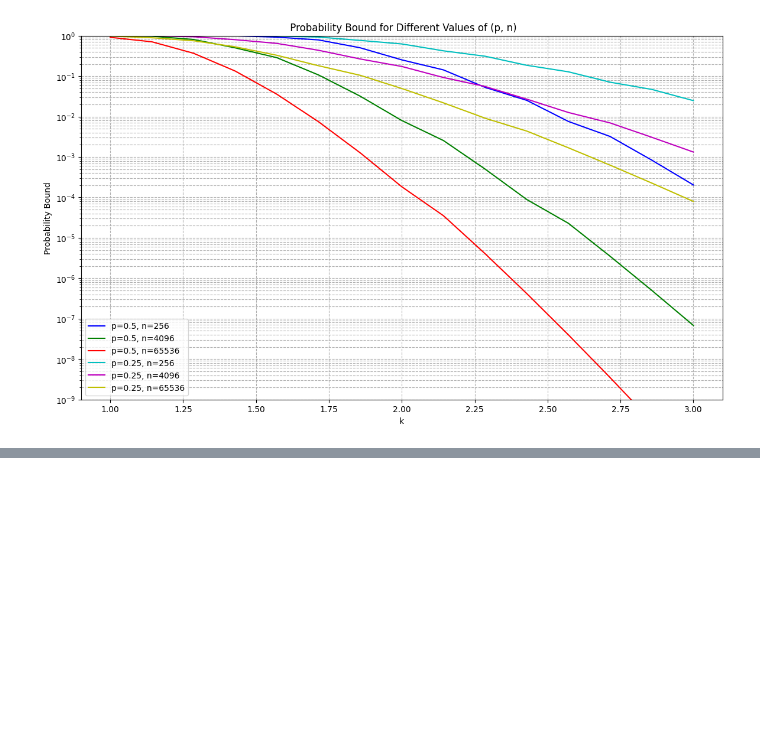
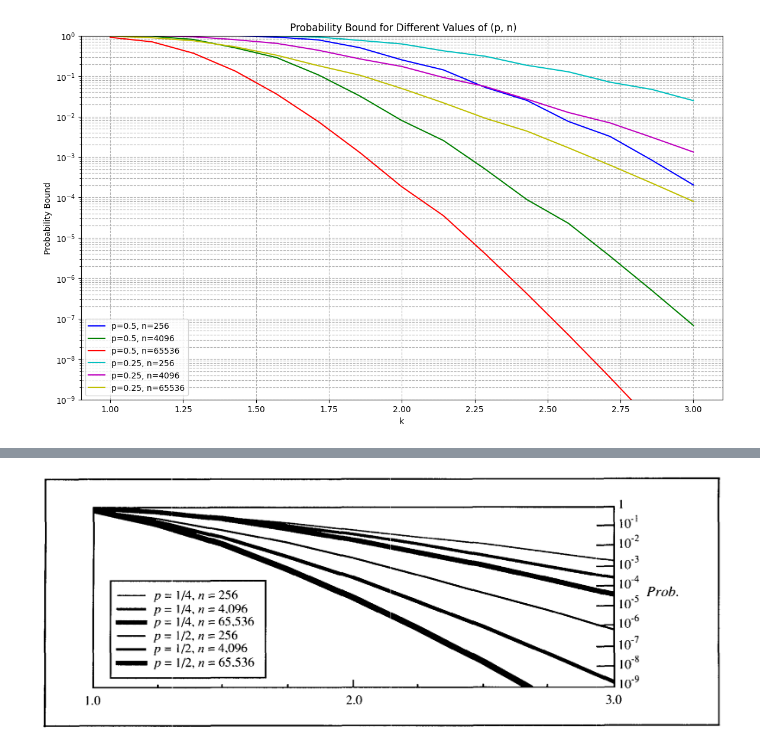
Before and after one commit to MoritzHuppert/Resilient-Skip-Lists, a Jupyter notebook: Figure8.ipynb, the cells around one changed output, grey strips where cells are left out. Saved outputs shown, nothing was run; the diff lists cells and outputs as text; code cells hidden in the pictures; blank space fills up the shorter version.

```diff
--- a/Figure8.ipynb
+++ b/Figure8.ipynb
@@ -155,0 +156,5 @@ As a reference the image from the paper (https://dl.acm.org/doi/10.1145/78973.78
+# %%
+from IPython.display import Image
+Image(filename = "Figure8.png", width=1000, height=1000)
+# %% [output]
+[figure, added]
```
Also changed, not shown: parts of 1 cell of this notebook.
